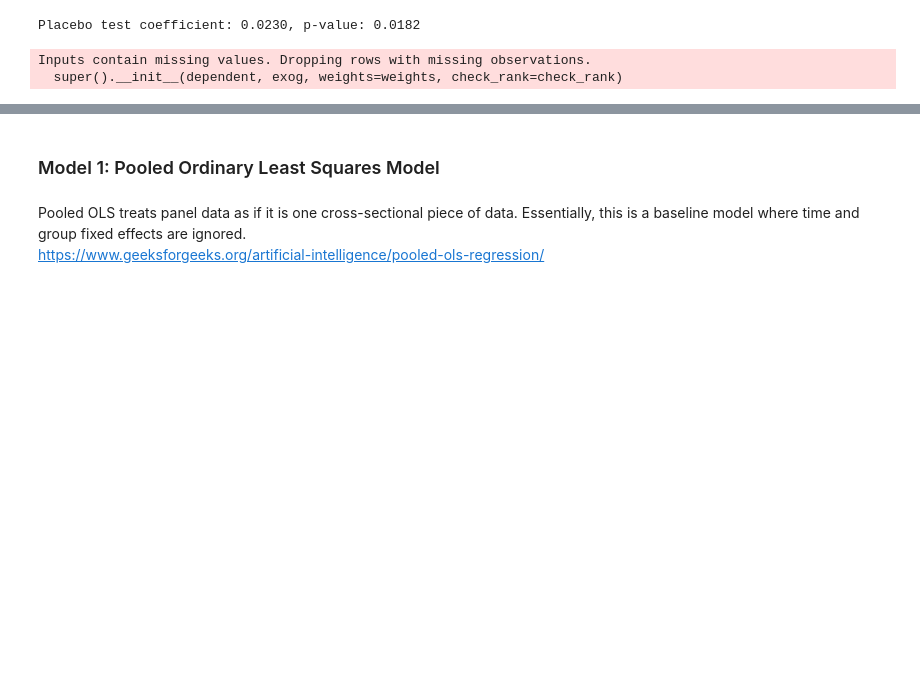
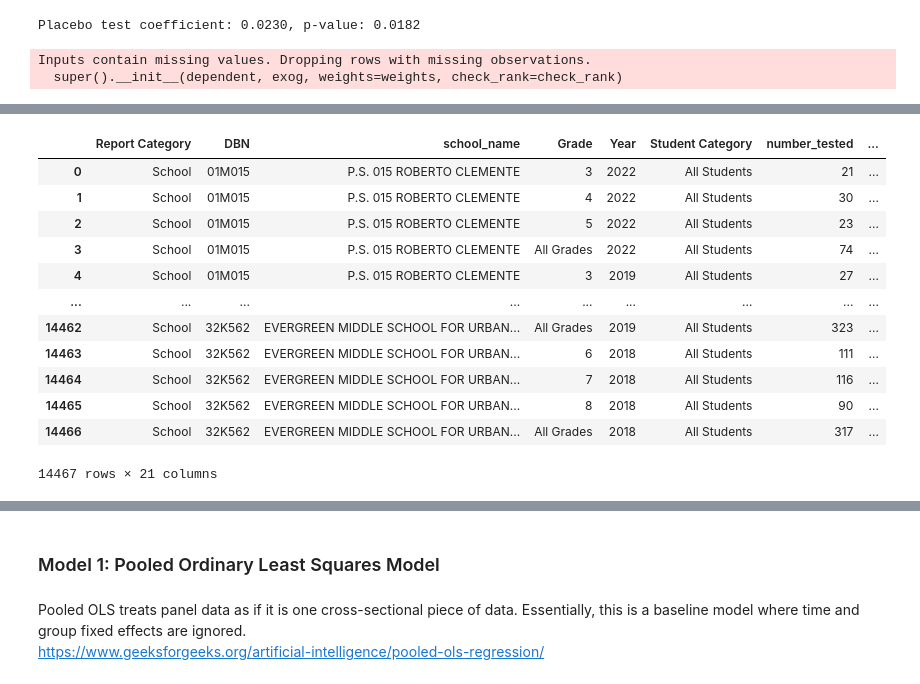
Before and after one commit to madisonajones/Master-s-Project, a Jupyter notebook: Week10_New_Models.ipynb, the cells around one changed output, grey strips where cells are left out. Saved outputs shown, nothing was run; the diff lists cells and outputs as text; code cells hidden in the pictures; blank space fills up the shorter version.

```diff
--- a/Week10_New_Models.ipynb
+++ b/Week10_New_Models.ipynb
@@ -168,0 +191,18 @@ The question is, how do you move forward from this? Rambachan & Roth (2023) have
+# %%
+grade_data['poverty_percentage'] = (grade_data['% Poverty'] * 100).round(3)
+# %%
+grade_data
+# %% [output]
+|  | Report Category | DBN | school_name | Grade | Year | Student Category | number_tested | ... |
+| 0 | School | 01M015 | P.S. 015 ROBERTO CLEMENTE | 3 | 2022 | All Students | 21 | ... |
+| 1 | School | 01M015 | P.S. 015 ROBERTO CLEMENTE | 4 | 2022 | All Students | 30 | ... |
+| 2 | School | 01M015 | P.S. 015 ROBERTO CLEMENTE | 5 | 2022 | All Students | 23 | ... |
+| 3 | School | 01M015 | P.S. 015 ROBERTO CLEMENTE | All Grades | 2022 | All Students | 74 | ... |
+| 4 | School | 01M015 | P.S. 015 ROBERTO CLEMENTE | 3 | 2019 | All Students | 27 | ... |
+| ... | ... | ... | ... | ... | ... | ... | ... | ... |
+| 14462 | School | 32K562 | EVERGREEN MIDDLE SCHOOL FOR URBAN... | All Grades | 2019 | All Students | 323 | ... |
+| 14463 | School | 32K562 | EVERGREEN MIDDLE SCHOOL FOR URBAN... | 6 | 2018 | All Students | 111 | ... |
+| 14464 | School | 32K562 | EVERGREEN MIDDLE SCHOOL FOR URBAN... | 7 | 2018 | All Students | 116 | ... |
+| 14465 | School | 32K562 | EVERGREEN MIDDLE SCHOOL FOR URBAN... | 8 | 2018 | All Students | 90 | ... |
+| 14466 | School | 32K562 | EVERGREEN MIDDLE SCHOOL FOR URBAN... | All Grades | 2018 | All Students | 317 | ... |
+14467 rows × 21 columns
```
Also changed, not shown: parts of 10 cells of this notebook, 4 other files.
